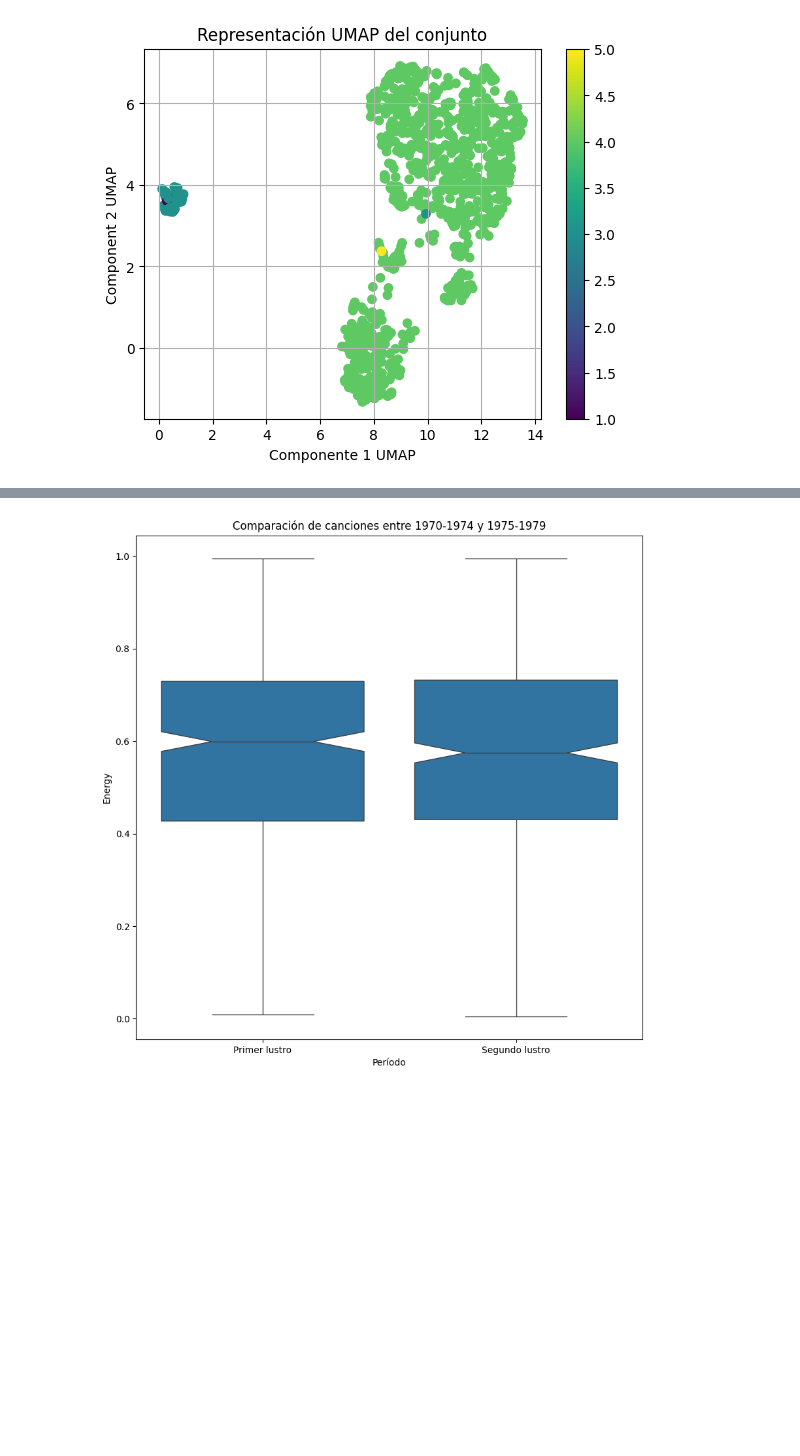
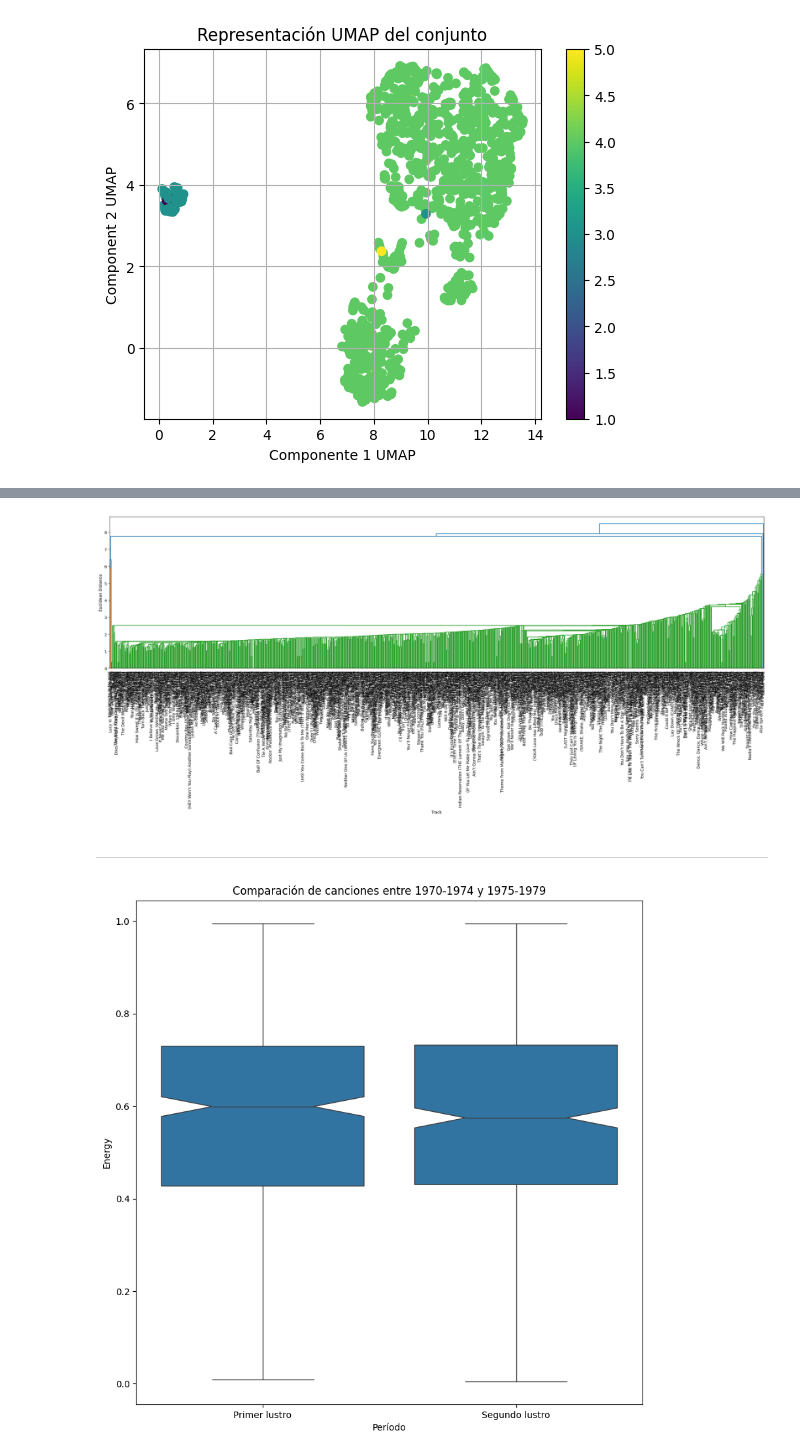
Before and after one commit to AgustinDimuro/tpeFundamentos, a Jupyter notebook: TPEspecial.ipynb, the cells around one changed output, grey strips where cells are left out. Drawn from its saved outputs; the diff is of its cells as text; code cells hidden in the pictures; blank space fills up the shorter version.

```diff
--- a/TPEspecial.ipynb
+++ b/TPEspecial.ipynb
@@ -608,3 +748,24 @@ Después de UMAP: (980, 2)
+# %%
+from scipy.cluster.hierarchy import dendrogram, linkage
+songs = ds_copy['Track'].copy()
+# generamos el clustering jerárquico
+linked = linkage(ds_scaled, method='single')
+
+# ploteamos el dendrograma
+plt.figure(figsize=(30,7))
+dendrogram(linked,
+           orientation='top',
+           labels=list(songs), # oko que hay que pasarle una lista
+           distance_sort='descending',
+           show_leaf_counts=True,
+           leaf_font_size=10)
+plt.xlabel('Track')
+plt.ylabel('Euclidean Distance')
+plt.show()
+# %% [output]
+[figure, added]
+# %% [markdown]
+-----------
 # %%
 import seaborn as sns
 import matplotlib.pyplot as plt
```
Also changed, not shown: parts of 18 cells of this notebook.
